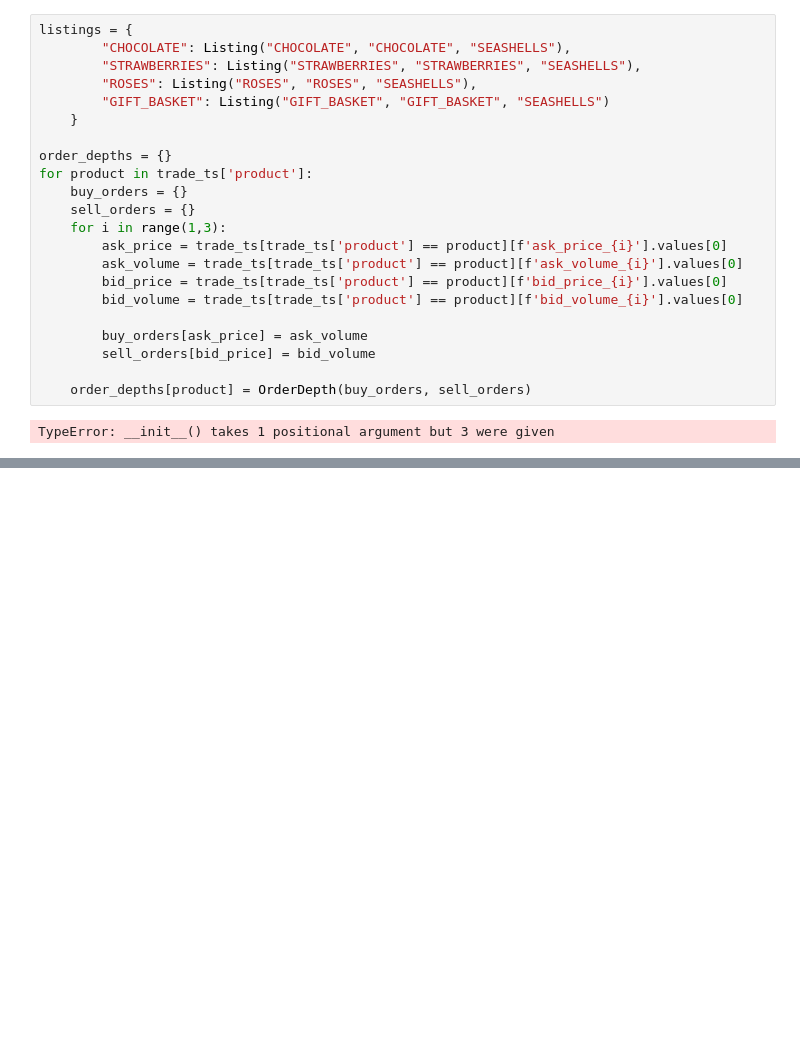
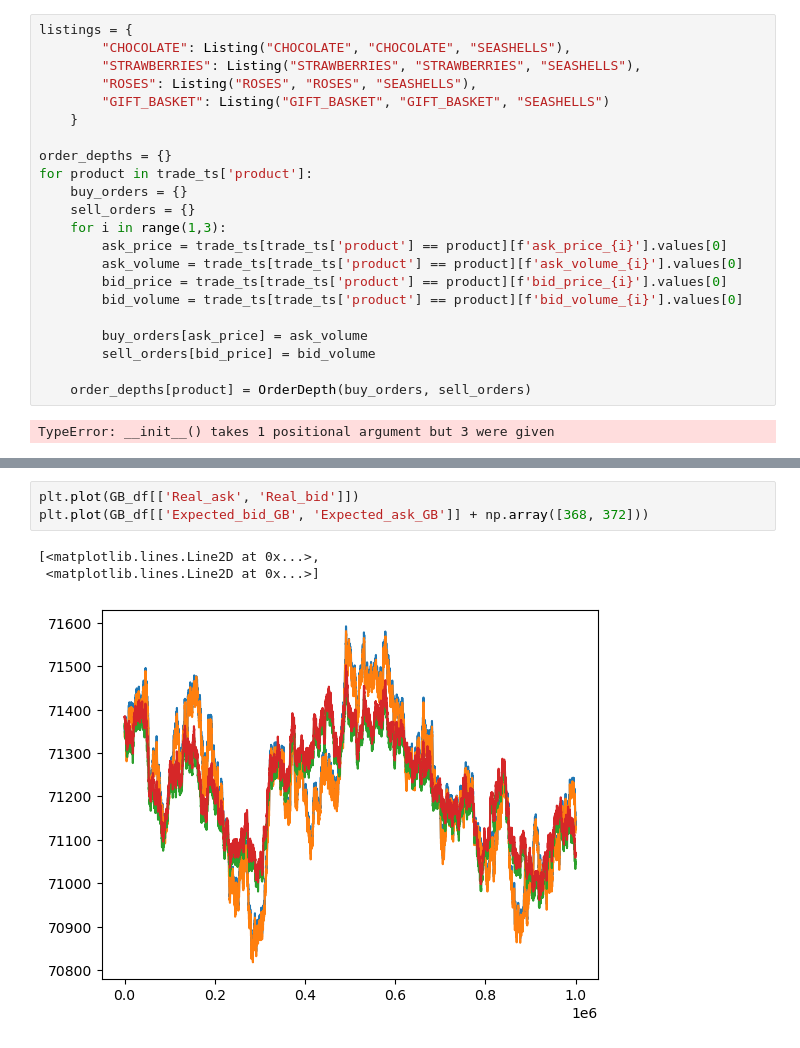
Before and after one commit to ocoropuj/IMC_Prosperity_Huskies, a Jupyter notebook: test_data.ipynb, the cells around one changed output, grey strips where cells are left out. Drawn from its saved outputs; the diff is of its cells as text; blank space fills up the shorter version.

```diff
--- a/test_data.ipynb
+++ b/test_data.ipynb
@@ -76,0 +291,7 @@ state = TradingState(
+# %%
+plt.plot(GB_df[['Real_ask', 'Real_bid']])
+plt.plot(GB_df[['Expected_bid_GB', 'Expected_ask_GB']] + np.array([368, 372]))
+# %% [output]
+[<matplotlib.lines.Line2D at 0x...>,
+ <matplotlib.lines.Line2D at 0x...>]
+[figure, added]
```
Also changed, not shown: parts of 15 cells of this notebook, 5 other files.
